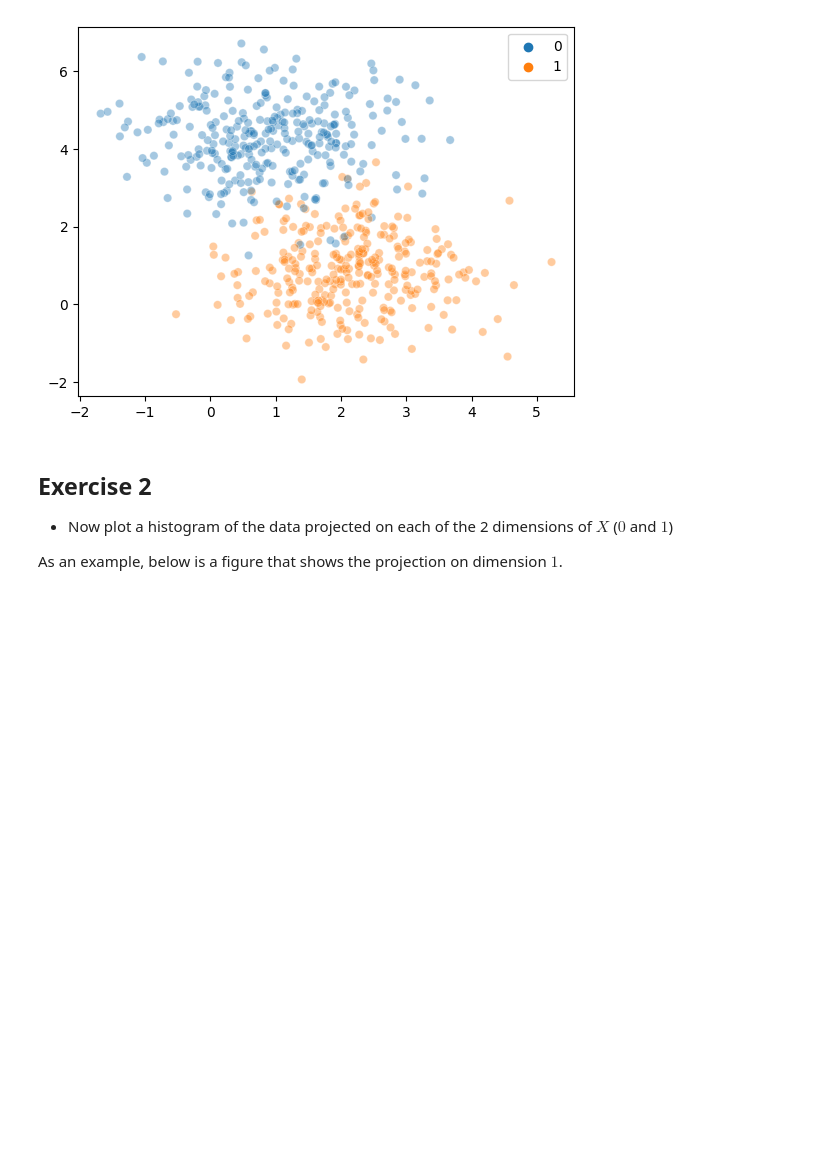
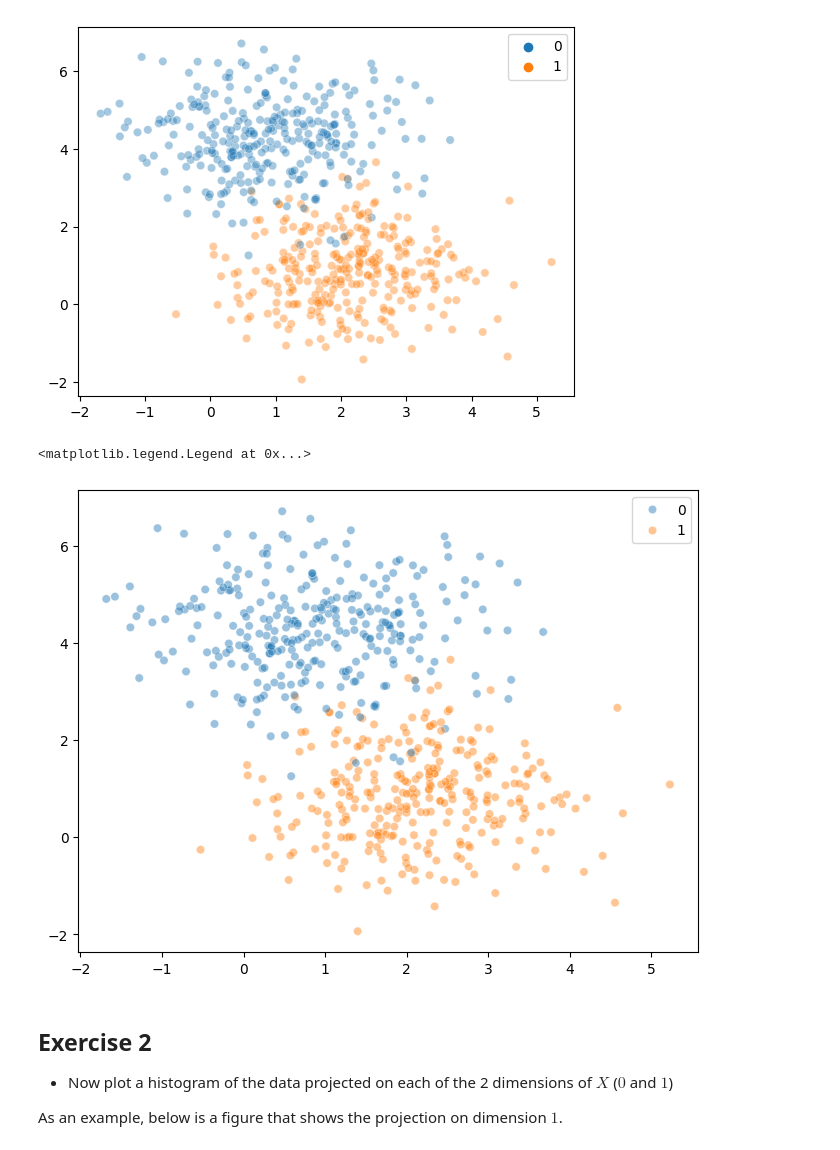
Before and after one commit to davi-dressler/fgv_tacd, a Jupyter notebook: Lab-3/Lab 06 -- Fisher's Discriminant.ipynb, the cells around one changed output. Drawn from its saved outputs; the diff is of its cells as text; code cells hidden in the pictures; blank space fills up the shorter version.

```diff
--- a/Lab-3/Lab 06 -- Fisher's Discriminant.ipynb
+++ b/Lab-3/Lab 06 -- Fisher's Discriminant.ipynb
@@ -30,6 +42,14 @@ array([0, 1])
 # your code goes here:
 # %% [output]
 [figure]
+# %%
+fig = plt.figure(figsize= (8,6))
+sns.scatterplot(x = X[:,0], y= X[:,1], hue= y, alpha =0.45)
+
+plt.legend()
+# %% [output]
+<matplotlib.legend.Legend at 0x...>
+[figure, added]
 # %% [markdown]
 ## Exercise 2
 * Now plot a histogram of the data projected on each of the 2 dimensions of $X$ ($0$ and $1$)
```
Also changed, not shown: parts of 7 cells of this notebook.
